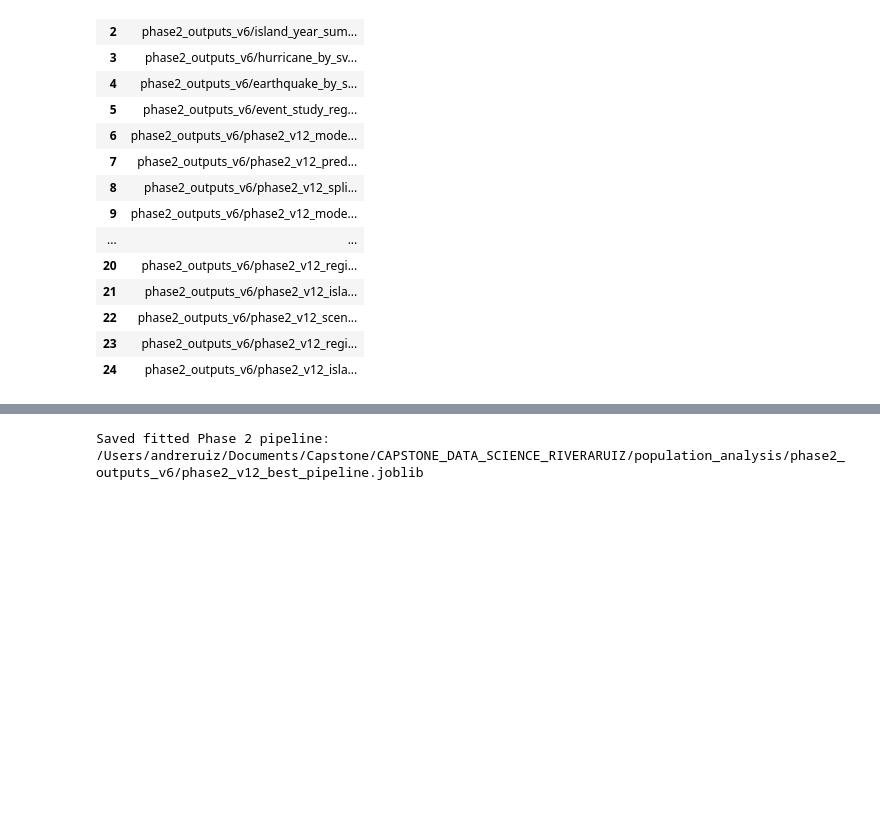
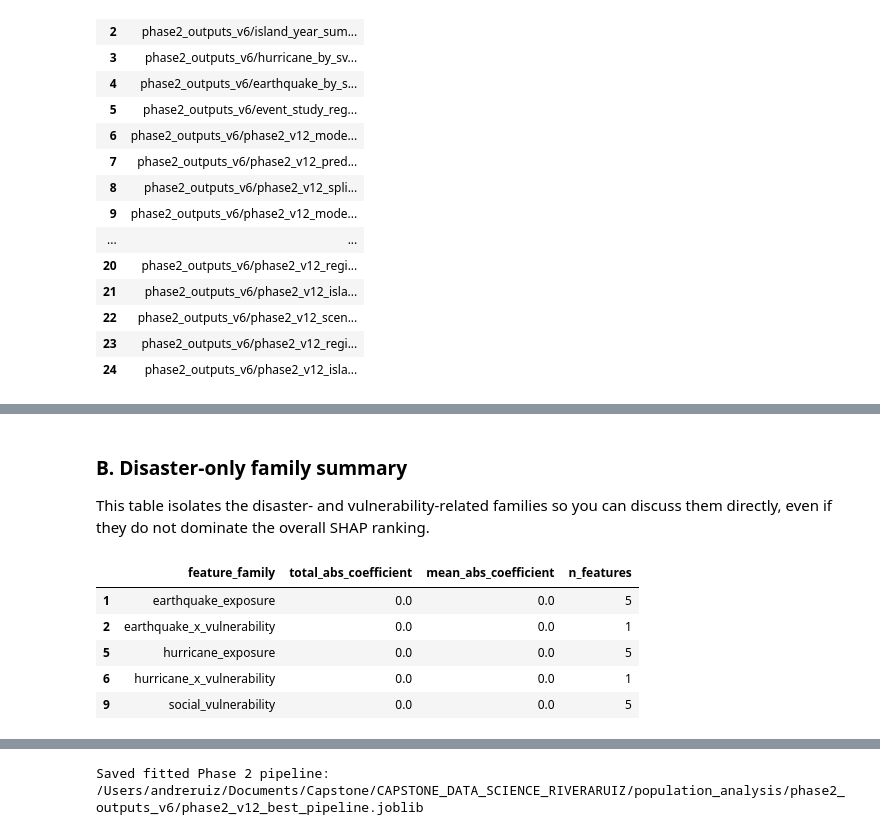
Before and after one commit to Venettov/CAPSTONE_DATA_SCIENCE_RIVERARUIZ, a Jupyter notebook: population_analysis/Phase2_Modeling_Interpretability_and_Temporal_Dynamics.ipynb, the cells around one changed output, grey strips where cells are left out. Cells and saved outputs as stored; diff of their text form; code cells hidden in the pictures; blank space fills up the shorter version.

```diff
--- a/population_analysis/Phase2_Modeling_Interpretability_and_Temporal_Dynamics.ipynb
+++ b/population_analysis/Phase2_Modeling_Interpretability_and_Temporal_Dynamics.ipynb
@@ -1589,0 +1776,26 @@ Manifest: /Users/andreruiz/Documents/Capstone/CAPSTONE_DATA_SCIENCE_RIVERARUIZ/p
+# %% [markdown]
+### B. Disaster-only family summary
+
+This table isolates the disaster- and vulnerability-related families so you can discuss them directly, even if they do not dominate the overall SHAP ranking.
+# %%
+disaster_focus_families = [
+    "hurricane_exposure",
+    "earthquake_exposure",
+    "social_vulnerability",
+    "hurricane_x_vulnerability",
+    "earthquake_x_vulnerability",
+]
+
+disaster_family_df = family_importance_df[
+    family_importance_df["feature_family"].isin(disaster_focus_families)
+].copy().sort_values("total_abs_coefficient", ascending=False)
+
+disaster_family_df.to_csv(OUTPUT_DIR / "phase2_v12_disaster_family_summary.csv", index=False)
+disaster_family_df
+# %% [output]
+|  | feature_family | total_abs_coefficient | mean_abs_coefficient | n_features |
+| 1 | earthquake_exposure | 0.0 | 0.0 | 5 |
+| 2 | earthquake_x_vulnerability | 0.0 | 0.0 | 1 |
+| 5 | hurricane_exposure | 0.0 | 0.0 | 5 |
+| 6 | hurricane_x_vulnerability | 0.0 | 0.0 | 1 |
+| 9 | social_vulnerability | 0.0 | 0.0 | 5 |
```
Also changed, not shown: parts of 12 cells of this notebook, 12 other files.
